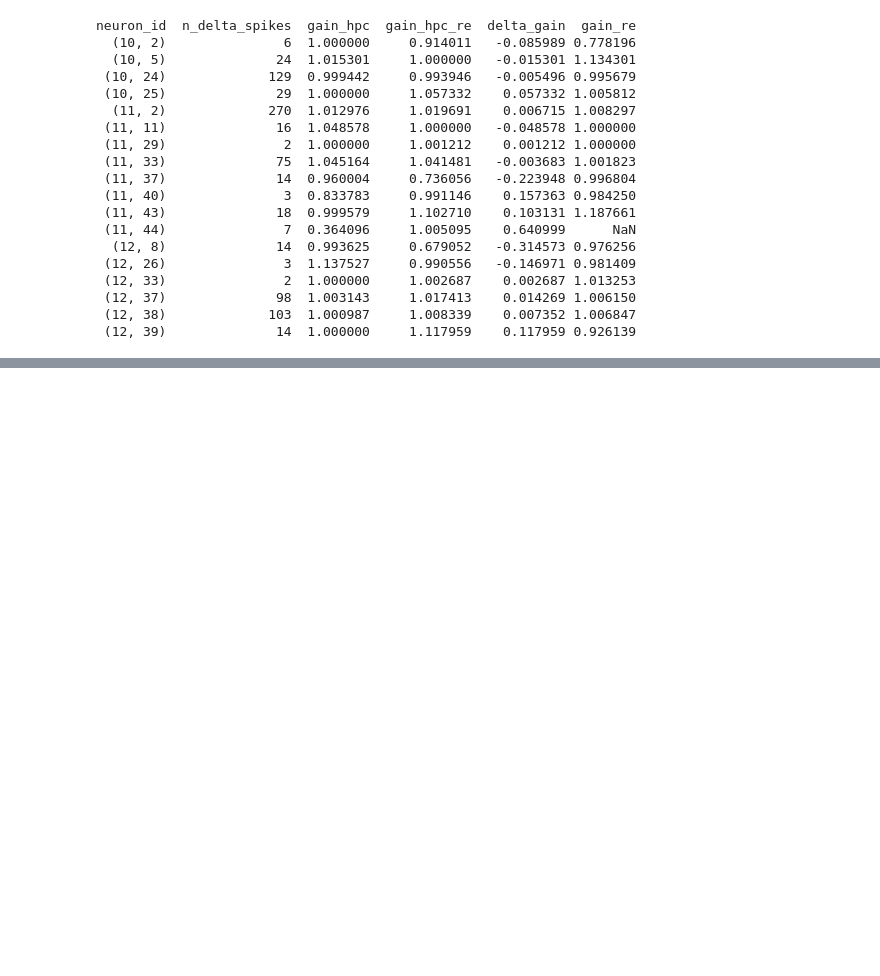
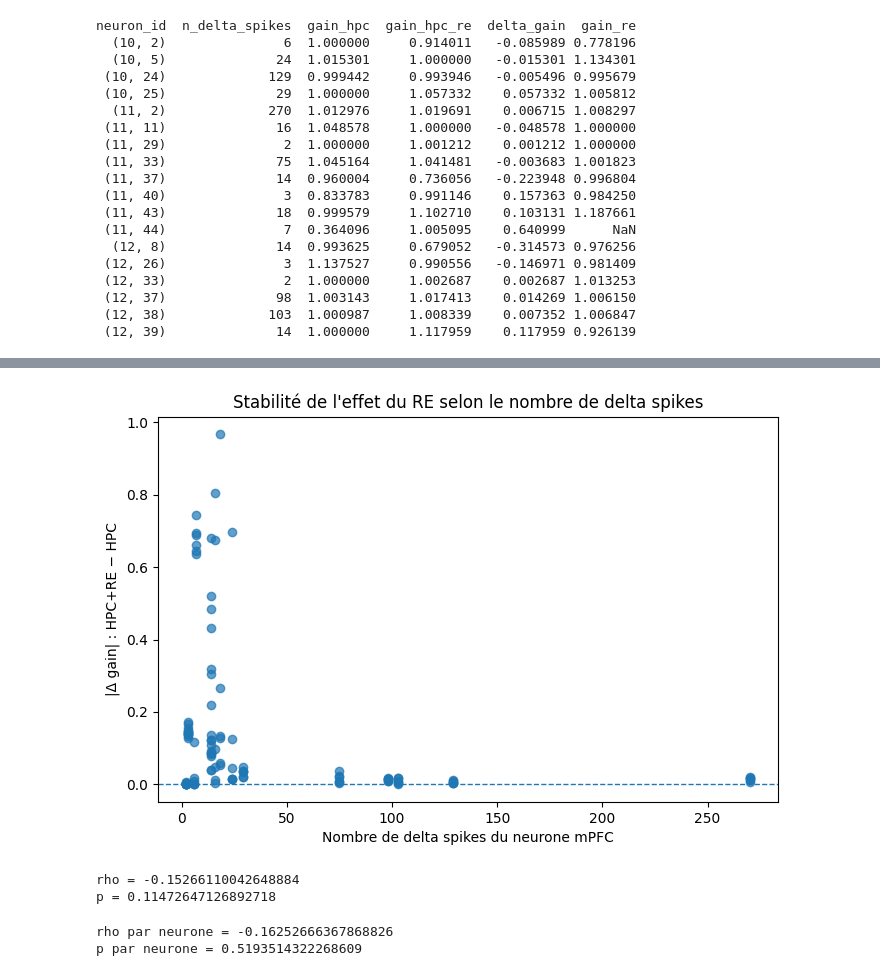
Before and after one commit to laura-marin3/Projet_final, a Jupyter notebook: scripts/Projet.ipynb, the cells around one changed output, grey strips where cells are left out. Cells and saved outputs as stored; diff of their text form; code cells hidden in the pictures; blank space fills up the shorter version.

```diff
--- a/scripts/Projet.ipynb
+++ b/scripts/Projet.ipynb
@@ -1117,0 +1440,17 @@ neuron_id  n_delta_spikes  gain_hpc  gain_hpc_re  delta_gain  gain_re
+# %%
+comparison_delays = df_hpc_re_delays.merge(
+    df_results_hpc[
+        ["neuron_id", "gain"]
+    ],
+    on="neuron_id",
+    how="left"
+)
+
+comparison_delays = comparison_delays.rename(
+    columns={"gain": "gain_hpc"}
+)
+
+comparison_delays["delta_gain"] = (
+    comparison_delays["gain_hpc_re"]
+    - comparison_delays["gain_hpc"]
+)
@@ -1117,0 +1508,56 @@ neuron_id  n_delta_spikes  gain_hpc  gain_hpc_re  delta_gain  gain_re
+# %%
+comparison_delays["abs_delta_gain"] = (
+    comparison_delays["delta_gain"].abs()
+)
+
+plt.figure(figsize=(8, 5))
+
+plt.scatter(
+    comparison_delays["n_delta_spikes"],
+    comparison_delays["abs_delta_gain"],
+    alpha=0.7
+)
+
+plt.xlabel("Nombre de delta spikes du neurone mPFC")
+plt.ylabel("|Δ gain| : HPC+RE − HPC")
+plt.title("Stabilité de l'effet du RE selon le nombre de delta spikes")
+
+plt.axhline(
+    0,
+    linestyle="--",
+    linewidth=1
+)
+
+plt.show()
+# %% [output]
+[figure, added]
+# %%
+rho, p = spearmanr(
+    comparison_delays["n_delta_spikes"],
+    comparison_delays["abs_delta_gain"]
+)
+
+print("rho =", rho)
+print("p =", p)
+# %% [output]
+rho = -0.15266110042648884
+p = 0.11472647126892718
+# %%
+stability_by_neuron = (
+    comparison_delays
+    .groupby(["neuron_id", "n_delta_spikes"])
+    ["abs_delta_gain"]
+    .mean()
+    .reset_index()
+)
+
+rho_neuron, p_neuron = spearmanr(
+    stability_by_neuron["n_delta_spikes"],
+    stability_by_neuron["abs_delta_gain"]
+)
+
+print("rho par neurone =", rho_neuron)
+print("p par neurone =", p_neuron)
+# %% [output]
+rho par neurone = -0.16252666367868826
+p par neurone = 0.5193514322268609
```
Also changed, not shown: parts of 32 cells of this notebook.
